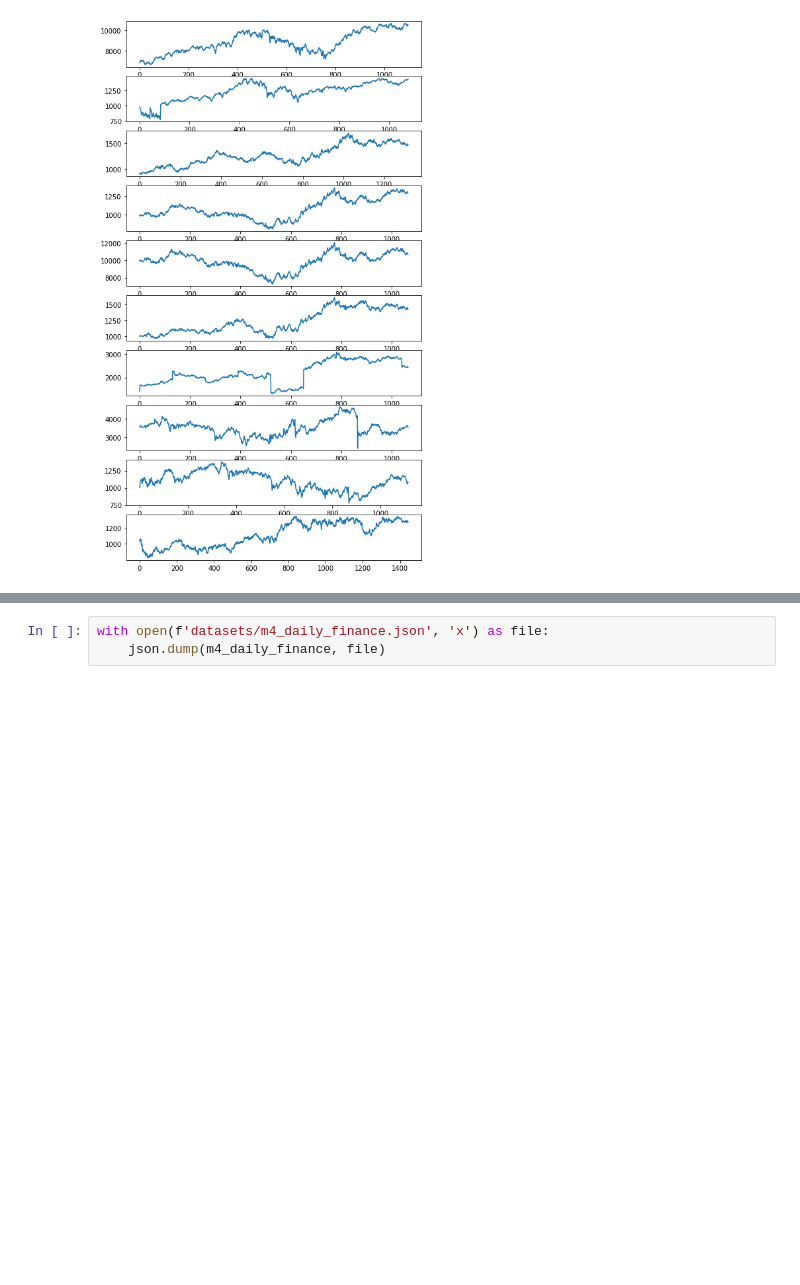
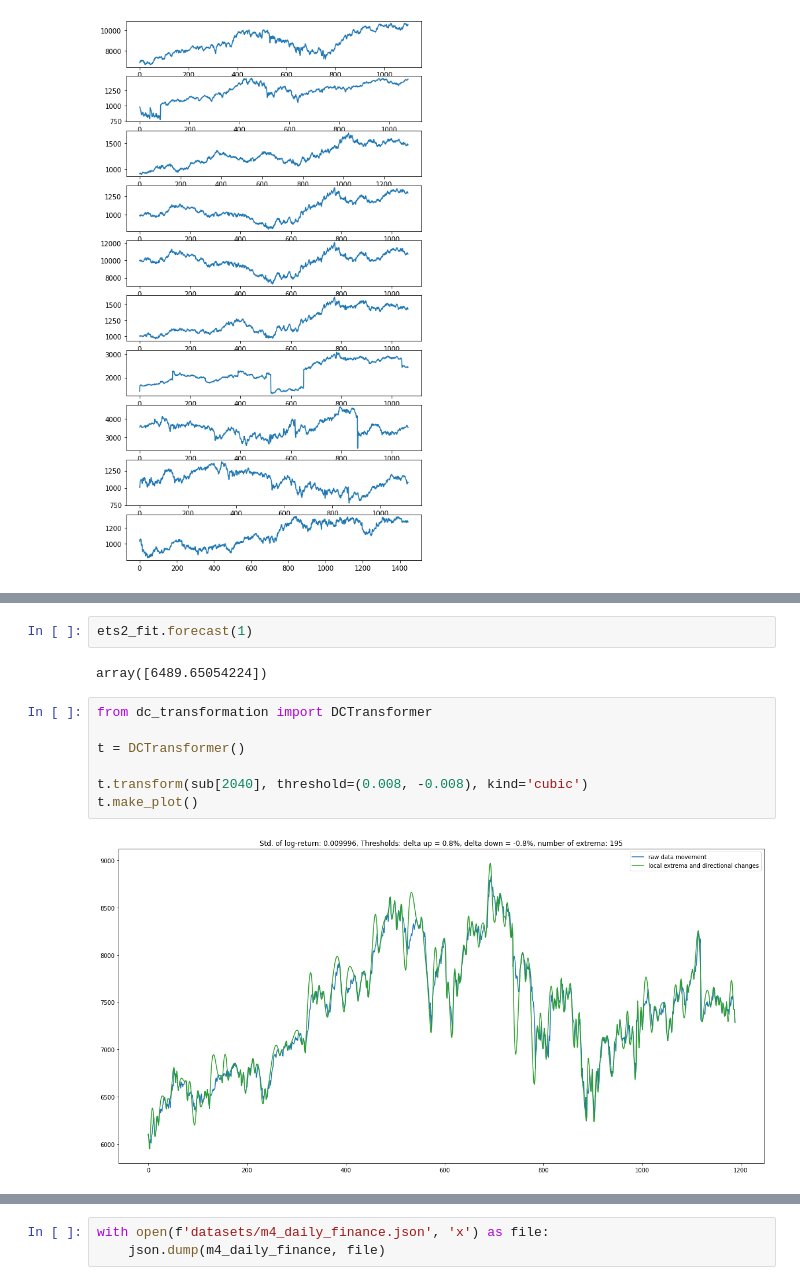
Before and after one commit to LinusLin6769/DCLaboratory01, a Jupyter notebook: playground.ipynb, the cells around one changed output, grey strips where cells are left out. Saved outputs shown, nothing was run; the diff lists cells and outputs as text; blank space fills up the shorter version.

```diff
--- a/playground.ipynb
+++ b/playground.ipynb
@@ -118,0 +225,13 @@ plt.show()
+# %%
+ets2_fit.forecast(1)
+# %% [output]
+array([6489.65054224])
+# %%
+from dc_transformation import DCTransformer
+
+t = DCTransformer()
+
+t.transform(sub[2040], threshold=(0.008, -0.008), kind='cubic')
+t.make_plot()
+# %% [output]
+[figure, added]
```
Also changed, not shown: parts of 25 cells of this notebook, 42 other files.
